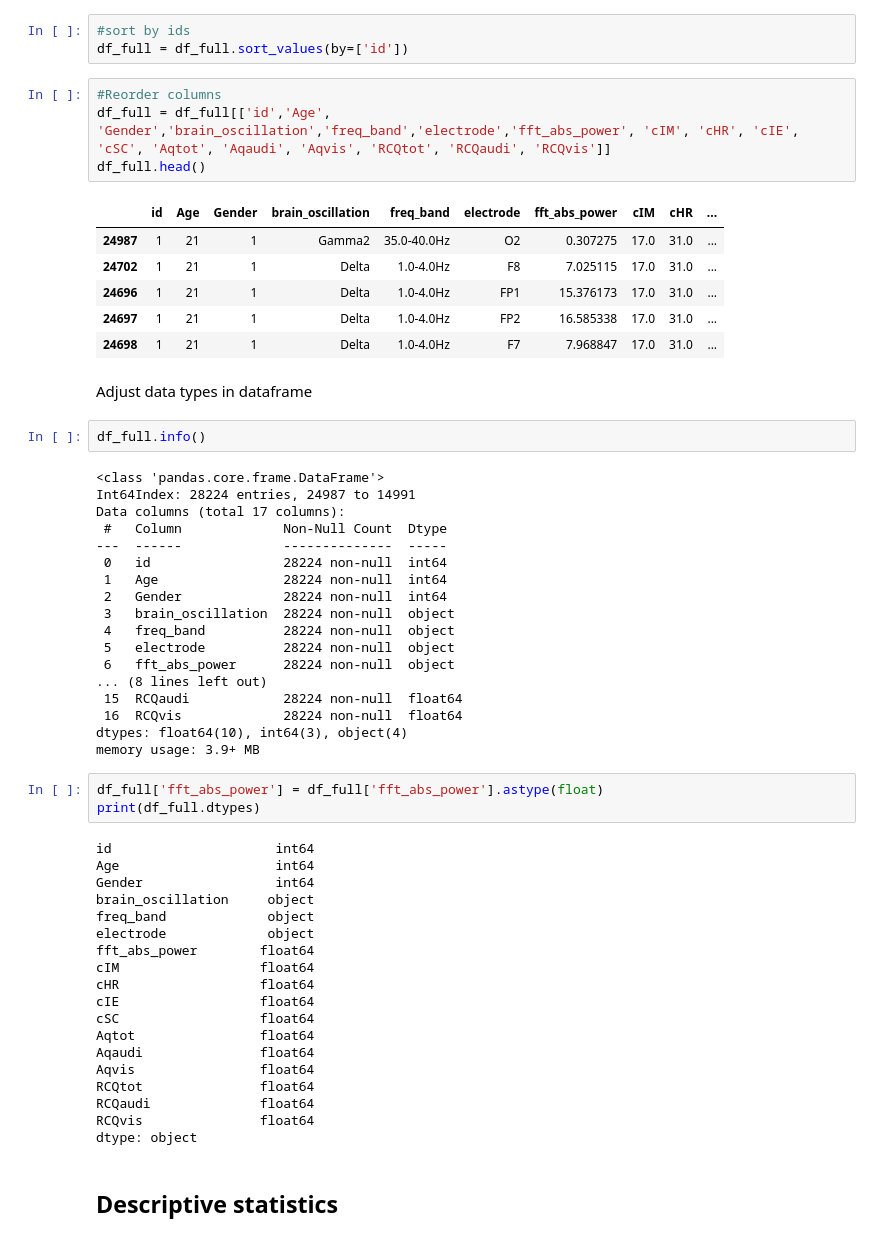
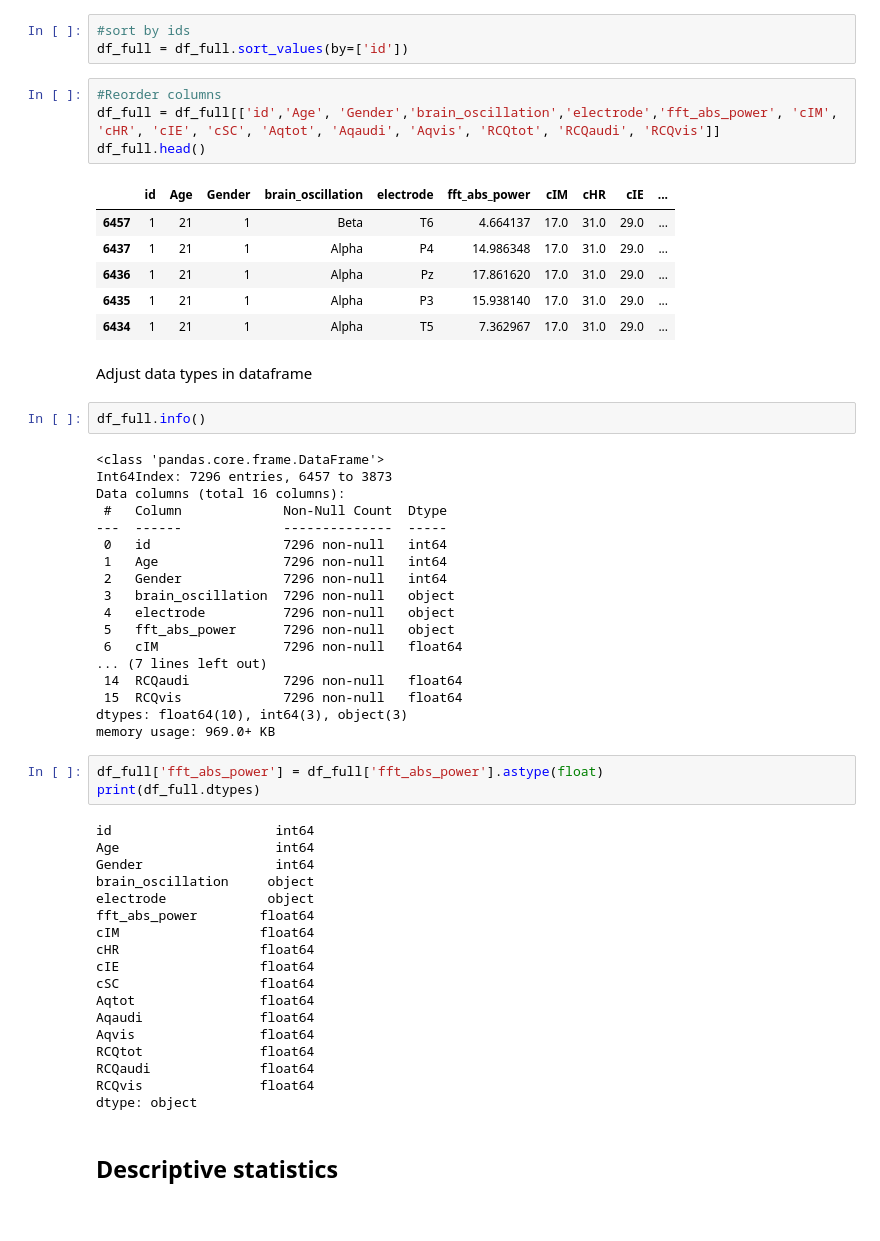
Before and after one commit to brainhack-school2020/ADHDsubtypes_project, a Jupyter notebook: pre_preprocess_analysis.ipynb, the cells around one changed output. Cells and saved outputs as stored; diff of their text form.

```diff
--- a/pre_preprocess_analysis.ipynb
+++ b/pre_preprocess_analysis.ipynb
@@ -138,37 +142,37 @@ df_full.head()
 df_full = df_full.sort_values(by=['id'])
 # %%
 #Reorder columns
-df_full = df_full[['id','Age', 'Gender','brain_oscillation','freq_band','electrode','fft_abs_power', 'cIM', 'cHR', 'cIE', 'cSC', 'Aqtot', 'Aqaudi', 'Aqvis', 'RCQtot', 'RCQaudi', 'RCQvis']]
+df_full = df_full[['id','Age', 'Gender','brain_oscillation','electrode','fft_abs_power', 'cIM', 'cHR', 'cIE', 'cSC', 'Aqtot', 'Aqaudi', 'Aqvis', 'RCQtot', 'RCQaudi', 'RCQvis']]
 df_full.head()
 # %% [output]
-|  | id | Age | Gender | brain_oscillation | freq_band | electrode | fft_abs_power | cIM | cHR | ... |
-| 24987 | 1 | 21 | 1 | Gamma2 | 35.0-40.0Hz | O2 | 0.307275 | 17.0 | 31.0 | ... |
-| 24702 | 1 | 21 | 1 | Delta | 1.0-4.0Hz | F8 | 7.025115 | 17.0 | 31.0 | ... |
-| 24696 | 1 | 21 | 1 | Delta | 1.0-4.0Hz | FP1 | 15.376173 | 17.0 | 31.0 | ... |
-| 24697 | 1 | 21 | 1 | Delta | 1.0-4.0Hz | FP2 | 16.585338 | 17.0 | 31.0 | ... |
-| 24698 | 1 | 21 | 1 | Delta | 1.0-4.0Hz | F7 | 7.968847 | 17.0 | 31.0 | ... |
+|  | id | Age | Gender | brain_oscillation | electrode | fft_abs_power | cIM | cHR | cIE | ... |
+| 6457 | 1 | 21 | 1 | Beta | T6 | 4.664137 | 17.0 | 31.0 | 29.0 | ... |
+| 6437 | 1 | 21 | 1 | Alpha | P4 | 14.986348 | 17.0 | 31.0 | 29.0 | ... |
+| 6436 | 1 | 21 | 1 | Alpha | Pz | 17.861620 | 17.0 | 31.0 | 29.0 | ... |
+| 6435 | 1 | 21 | 1 | Alpha | P3 | 15.938140 | 17.0 | 31.0 | 29.0 | ... |
+| 6434 | 1 | 21 | 1 | Alpha | T5 | 7.362967 | 17.0 | 31.0 | 29.0 | ... |
 # %% [markdown]
 Adjust data types in dataframe
 # %%
 df_full.info()
 # %% [output]
 <class 'pandas.core.frame.DataFrame'>
-Int64Index: 28224 entries, 24987 to 14991
-Data columns (total 17 columns):
+Int64Index: 7296 entries, 6457 to 3873
+Data columns (total 16 columns):
  #   Column             Non-Null Count  Dtype
 ---  ------             --------------  -----
- 0   id                 28224 non-null  int64
- 1   Age                28224 non-null  int64
- 2   Gender             28224 non-null  int64
- 3   brain_oscillation  28224 non-null  object
- 4   freq_band          28224 non-null  object
- 5   electrode          28224 non-null  object
- 6   fft_abs_power      28224 non-null  object
-... (8 lines left out)
- 15  RCQaudi            28224 non-null  float64
- 16  RCQvis             28224 non-null  float64
-dtypes: float64(10), int64(3), object(4)
-memory usage: 3.9+ MB
+ 0   id                 7296 non-null   int64
+ 1   Age                7296 non-null   int64
+ 2   Gender             7296 non-null   int64
+ 3   brain_oscillation  7296 non-null   object
+ 4   electrode          7296 non-null   object
+ 5   fft_abs_power      7296 non-null   object
+ 6   cIM                7296 non-null   float64
+... (7 lines left out)
+ 14  RCQaudi            7296 non-null   float64
+ 15  RCQvis             7296 non-null   float64
+dtypes: float64(10), int64(3), object(3)
+memory usage: 969.0+ KB
 # %%
 df_full['fft_abs_power'] = df_full['fft_abs_power'].astype(float)
 print(df_full.dtypes)
@@ -177,7 +181,6 @@ id                     int64
 Age                    int64
 Gender                 int64
 brain_oscillation     object
-freq_band             object
 electrode             object
 fft_abs_power        float64
 cIM                  float64
```
Also changed, not shown: parts of 14 cells of this notebook.
